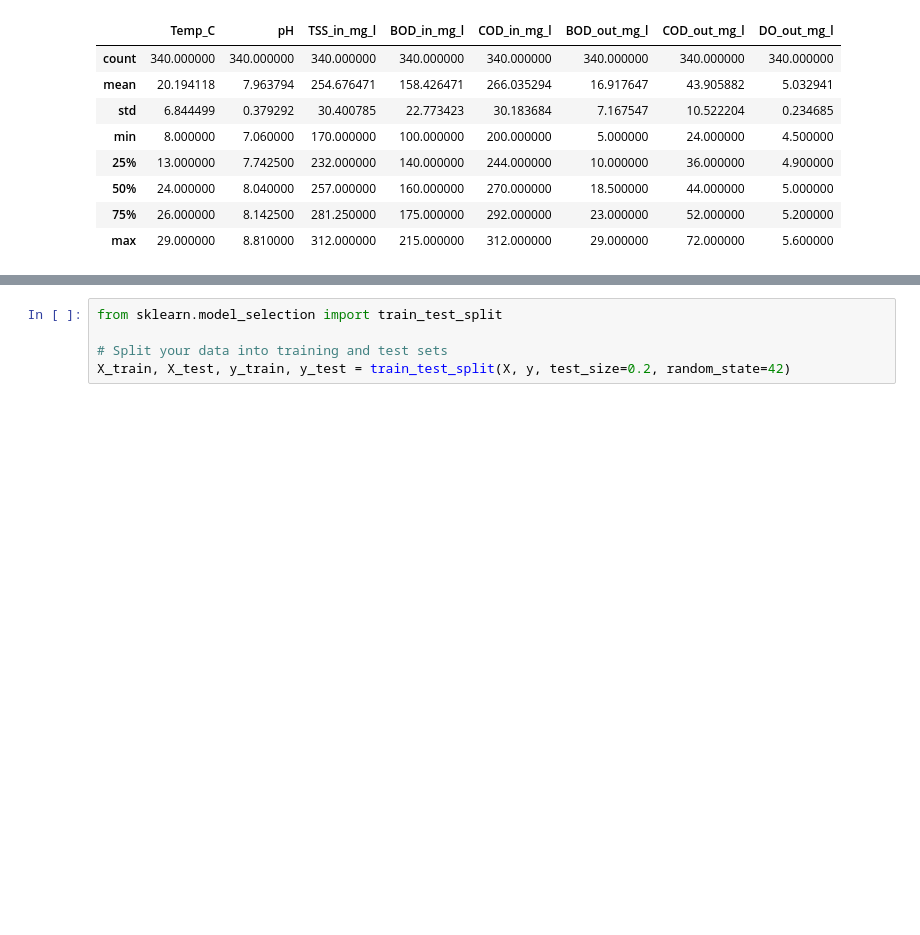
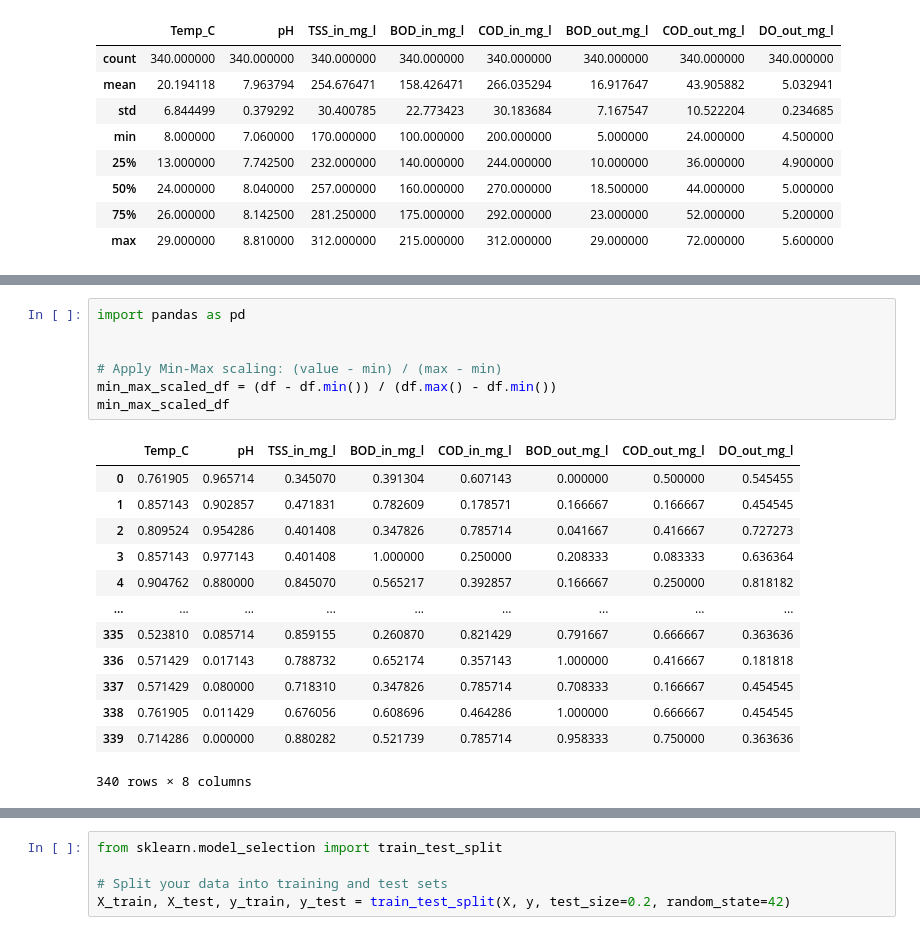
Before and after one commit to rajatchauhan99/Waste-Water-Treatment-Plant, a Jupyter notebook: notebooks/feature_selection.ipynb, the cells around one changed output, grey strips where cells are left out. Saved outputs shown, nothing was run; the diff lists cells and outputs as text; blank space fills up the shorter version.

```diff
--- a/notebooks/feature_selection.ipynb
+++ b/notebooks/feature_selection.ipynb
@@ -55 +88,22 @@ df = X
+# %%
+import pandas as pd
+
+
+# Apply Min-Max scaling: (value - min) / (max - min)
+min_max_scaled_df = (df - df.min()) / (df.max() - df.min())
+min_max_scaled_df
+# %% [output]
+|  | Temp_C | pH | TSS_in_mg_l | BOD_in_mg_l | COD_in_mg_l | BOD_out_mg_l | COD_out_mg_l | DO_out_mg_l |
+| 0 | 0.761905 | 0.965714 | 0.345070 | 0.391304 | 0.607143 | 0.000000 | 0.500000 | 0.545455 |
+| 1 | 0.857143 | 0.902857 | 0.471831 | 0.782609 | 0.178571 | 0.166667 | 0.166667 | 0.454545 |
+| 2 | 0.809524 | 0.954286 | 0.401408 | 0.347826 | 0.785714 | 0.041667 | 0.416667 | 0.727273 |
+| 3 | 0.857143 | 0.977143 | 0.401408 | 1.000000 | 0.250000 | 0.208333 | 0.083333 | 0.636364 |
+| 4 | 0.904762 | 0.880000 | 0.845070 | 0.565217 | 0.392857 | 0.166667 | 0.250000 | 0.818182 |
+| ... | ... | ... | ... | ... | ... | ... | ... | ... |
+| 335 | 0.523810 | 0.085714 | 0.859155 | 0.260870 | 0.821429 | 0.791667 | 0.666667 | 0.363636 |
+| 336 | 0.571429 | 0.017143 | 0.788732 | 0.652174 | 0.357143 | 1.000000 | 0.416667 | 0.181818 |
+| 337 | 0.571429 | 0.080000 | 0.718310 | 0.347826 | 0.785714 | 0.708333 | 0.166667 | 0.454545 |
+| 338 | 0.761905 | 0.011429 | 0.676056 | 0.608696 | 0.464286 | 1.000000 | 0.666667 | 0.454545 |
+| 339 | 0.714286 | 0.000000 | 0.880282 | 0.521739 | 0.785714 | 0.958333 | 0.750000 | 0.363636 |
+340 rows × 8 columns
 # %%
```
Also changed, not shown: parts of 19 cells of this notebook.
